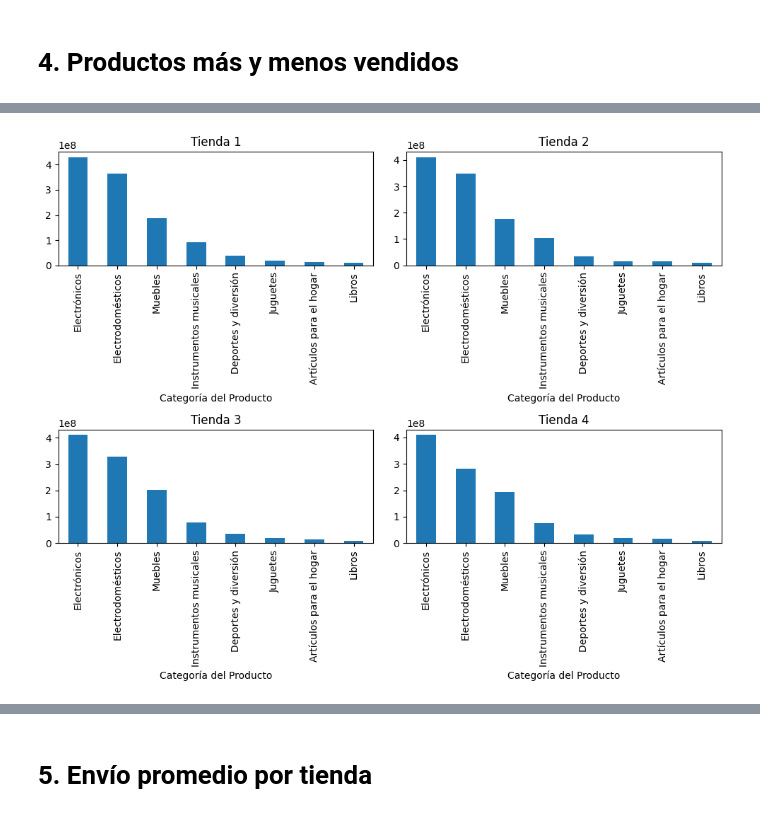
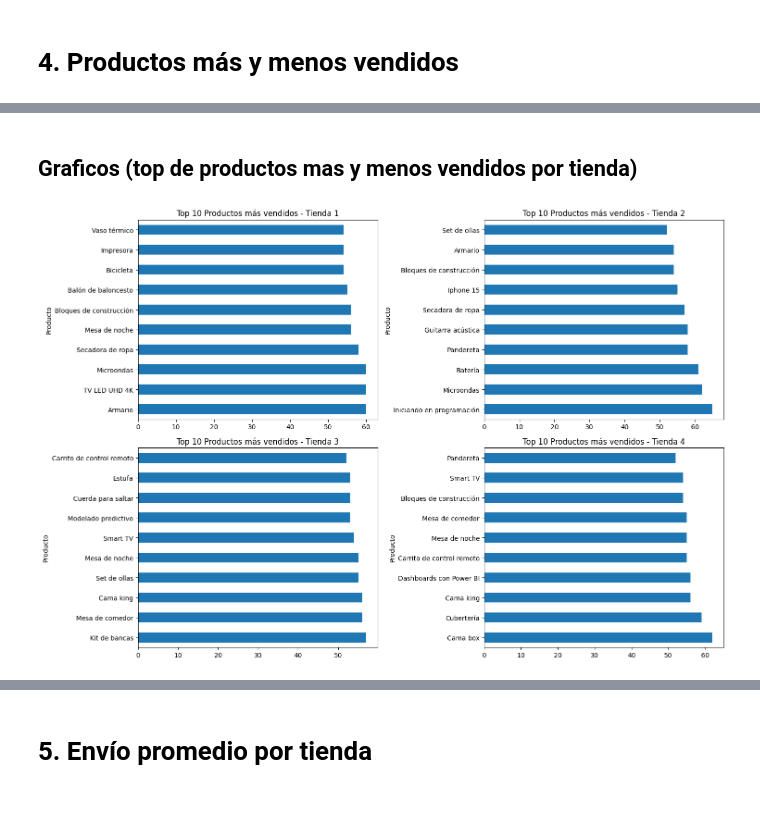
Before and after one commit to ECastro08/Alura-Store-Challenge, a Jupyter notebook: AluraStoreLatam.ipynb, the cells around one changed output, grey strips where cells are left out. Drawn from its saved outputs; the diff is of its cells as text; code cells hidden in the pictures.

```diff
--- a/AluraStoreLatam.ipynb
+++ b/AluraStoreLatam.ipynb
@@ -112,0 +129,8 @@ df_4 = tienda4.groupby('Categoría del Producto')['Precio'].sum().sort_values(as
+# %%
+tienda1_product_counts = tienda.groupby('Producto')['Producto'].count().sort_values(ascending=False)
+tienda2_product_counts = tienda2.groupby('Producto')['Producto'].count().sort_values(ascending=False)
+tienda3_product_counts = tienda3.groupby('Producto')['Producto'].count().sort_values(ascending=False)
+tienda4_product_counts = tienda4.groupby('Producto')['Producto'].count().sort_values(ascending=False)
+
+tienda1_products_tv = tienda.groupby('Producto')["Precio"].sum().sort_values(ascending=False)
+tienda1_products_tv
@@ -113,12 +157,14 @@ df_4 = tienda4.groupby('Categoría del Producto')['Precio'].sum().sort_values(as
+# %% [markdown]
+## Graficos (top de productos mas y menos vendidos por tienda)
 # %%
-fig, axes = plt.subplots(2, 2, figsize=(10, 8))
+fig, axes = plt.subplots(2, 2, figsize=(15, 10))
 
-df_1.plot(kind='bar', ax=axes[0, 0], title='Tienda 1')
-df_2.plot(kind='bar', ax=axes[0, 1], title='Tienda 2')
-df_3.plot(kind='bar', ax=axes[1, 0], title='Tienda 3')
-df_4.plot(kind='bar', ax=axes[1, 1], title='Tienda 4')
+tienda1_product_counts.head(10).plot(kind='barh', ax=axes[0, 0], title='Top 10 Productos más vendidos - Tienda 1')
+tienda2_product_counts.head(10).plot(kind='barh', ax=axes[0, 1], title='Top 10 Productos más vendidos - Tienda 2')
+tienda3_product_counts.head(10).plot(kind='barh', ax=axes[1, 0], title='Top 10 Productos más vendidos - Tienda 3')
+tienda4_product_counts.head(10).plot(kind='barh', ax=axes[1, 1], title='Top 10 Productos más vendidos - Tienda 4')
 
 plt.tight_layout()
 plt.show()
 # %% [output]
-[figure, old version]
+[figure, new version]
```
Also changed, not shown: parts of 25 cells of this notebook.
